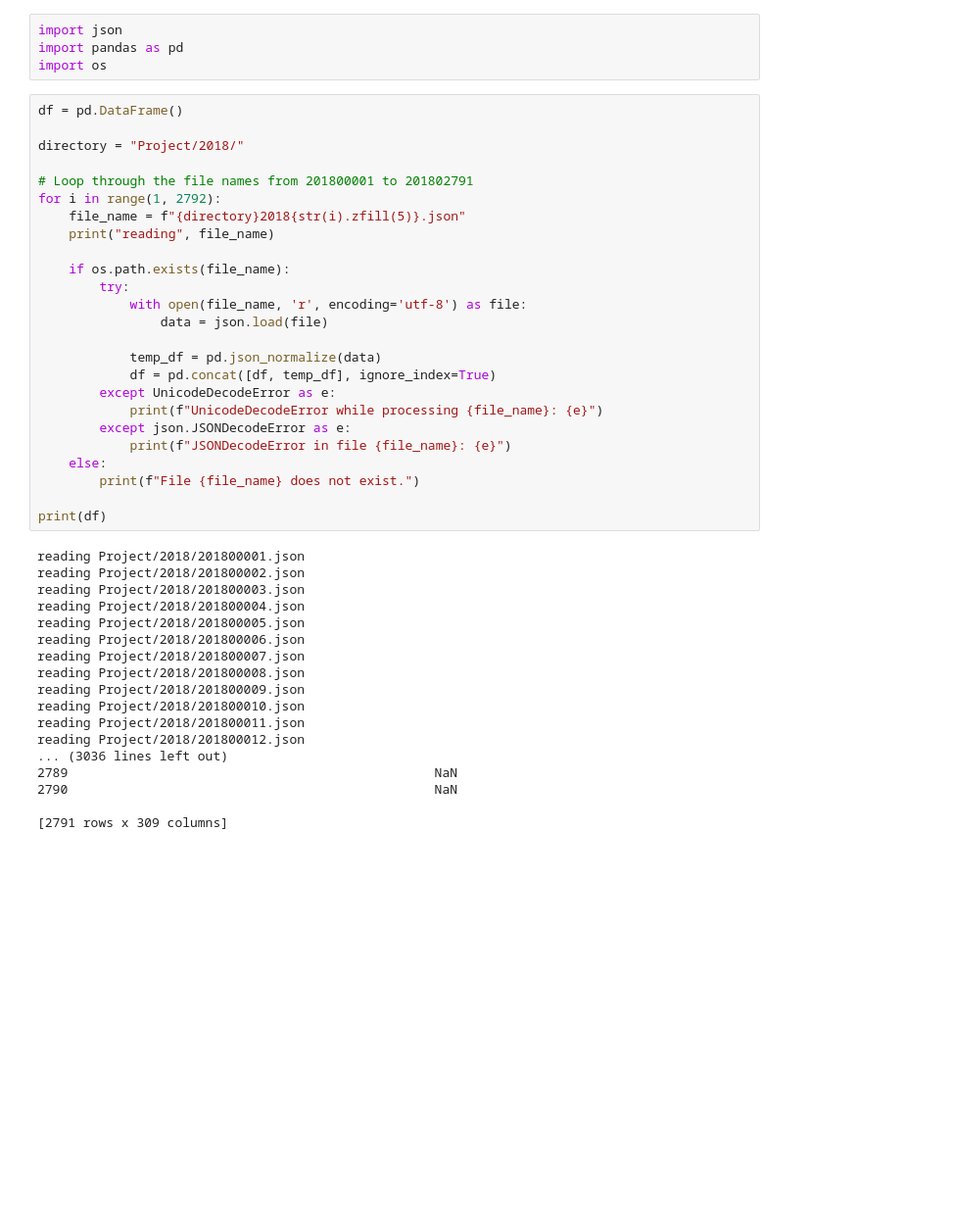
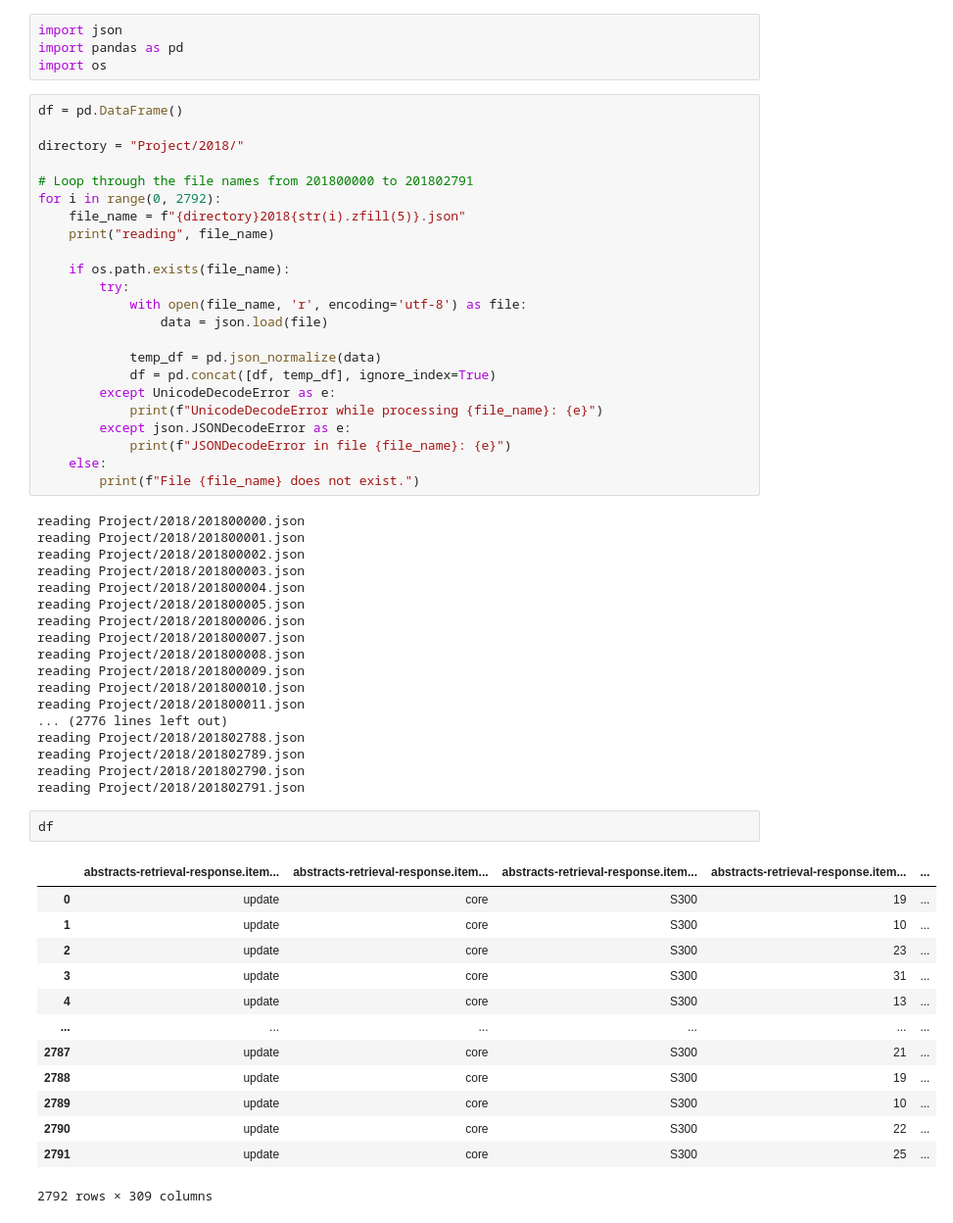
Before and after one commit to Star2578/dsde-proj, a Jupyter notebook: clean.ipynb, the cells around one changed output. Shown: that part at 98% size. Cells and saved outputs as stored; diff of their text form; blank space fills up the shorter version.

```diff
--- a/clean.ipynb
+++ b/clean.ipynb
@@ -7,8 +7,8 @@ df = pd.DataFrame()
 
 directory = "Project/2018/"
 
-# Loop through the file names from 201800001 to 201802791
-for i in range(1, 2792):
+# Loop through the file names from 201800000 to 201802791
+for i in range(0, 2792):
     file_name = f"{directory}2018{str(i).zfill(5)}.json"
     print("reading", file_name)
 
@@ -25,9 +25,8 @@ for i in range(1, 2792):
             print(f"JSONDecodeError in file {file_name}: {e}")
     else:
         print(f"File {file_name} does not exist.")
-
-print(df)
 # %% [output]
+reading Project/2018/201800000.json
 reading Project/2018/201800001.json
 reading Project/2018/201800002.json
 reading Project/2018/201800003.json
@@ -39,9 +38,24 @@ reading Project/2018/201800008.json
 reading Project/2018/201800009.json
 reading Project/2018/201800010.json
 reading Project/2018/201800011.json
-reading Project/2018/201800012.json
-... (3036 lines left out)
-2789                                                NaN
-2790                                                NaN
-
-[2791 rows x 309 columns]
+... (2776 lines left out)
+reading Project/2018/201802788.json
+reading Project/2018/201802789.json
+reading Project/2018/201802790.json
+reading Project/2018/201802791.json
+# %%
+df
+# %% [output]
+|  | abstracts-retrieval-response.item... | abstracts-retrieval-response.item... | abstracts-retrieval-response.item... | abstracts-retrieval-response.item... | ... |
+| 0 | update | core | S300 | 19 | ... |
+| 1 | update | core | S300 | 10 | ... |
+| 2 | update | core | S300 | 23 | ... |
+| 3 | update | core | S300 | 31 | ... |
+| 4 | update | core | S300 | 13 | ... |
+| ... | ... | ... | ... | ... | ... |
+| 2787 | update | core | S300 | 21 | ... |
+| 2788 | update | core | S300 | 19 | ... |
+| 2789 | update | core | S300 | 10 | ... |
+| 2790 | update | core | S300 | 22 | ... |
+| 2791 | update | core | S300 | 25 | ... |
+2792 rows × 309 columns
```
Also changed, not shown: parts of 6 cells of this notebook.
